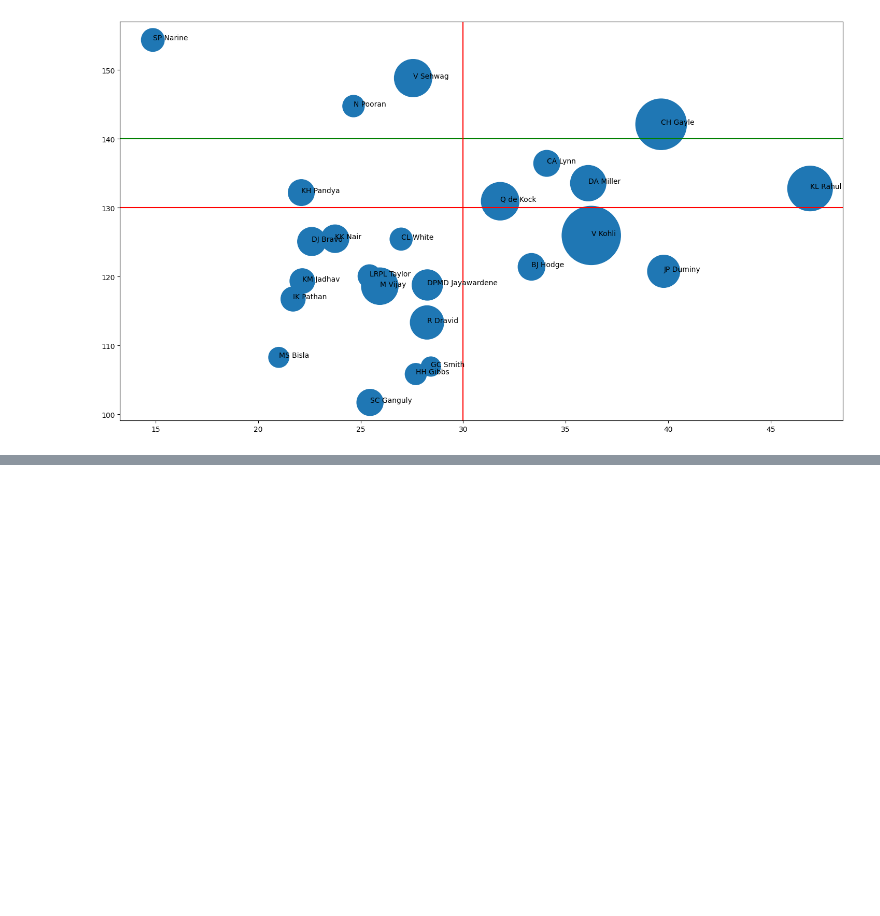
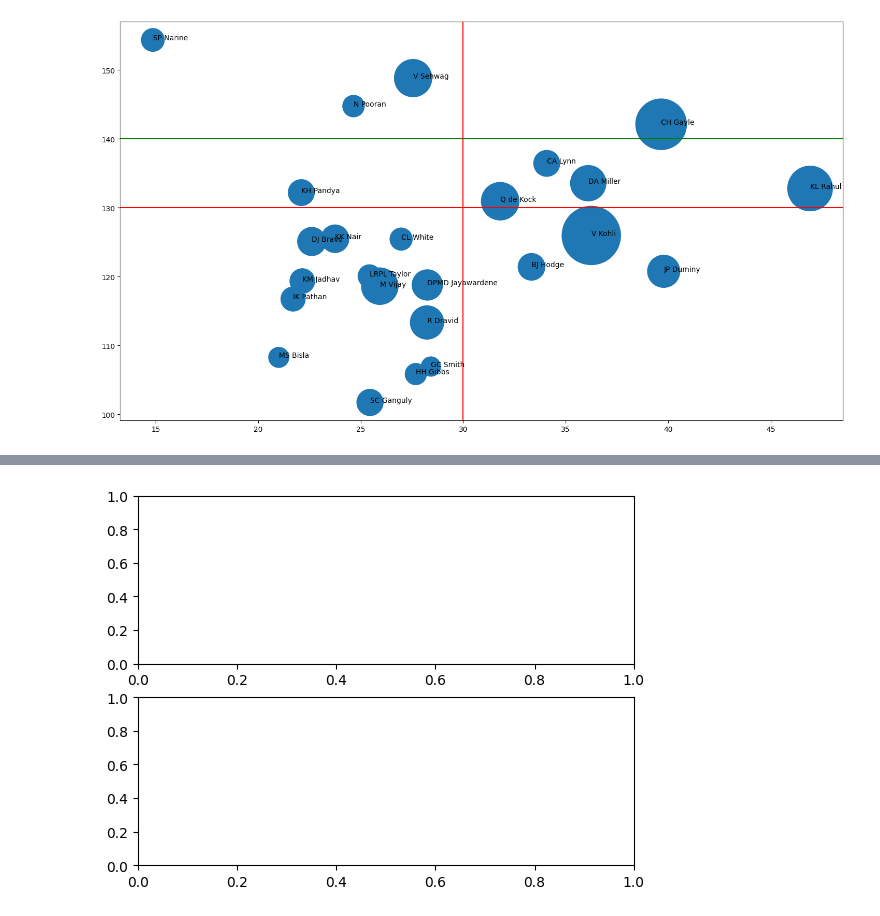
Before and after one commit to UKD1211/DataScience_Slogbook_ISI_placement_prep, a Jupyter notebook: advanced_matplotlib.ipynb, the cells around one changed output, grey strips where cells are left out. Cells and saved outputs as stored; diff of their text form; code cells hidden in the pictures; blank space fills up the shorter version.

```diff
--- a/advanced_matplotlib.ipynb
+++ b/advanced_matplotlib.ipynb
@@ -143,0 +175,6 @@ for i in range(sample_df.shape[0]):
+# %%
+#side by side graph drwaing
+
+fig,ax = plt.subplots(nrows=2,ncols=1)
+# %% [output]
+[figure, added]
```
Also changed, not shown: parts of 15 cells of this notebook.
